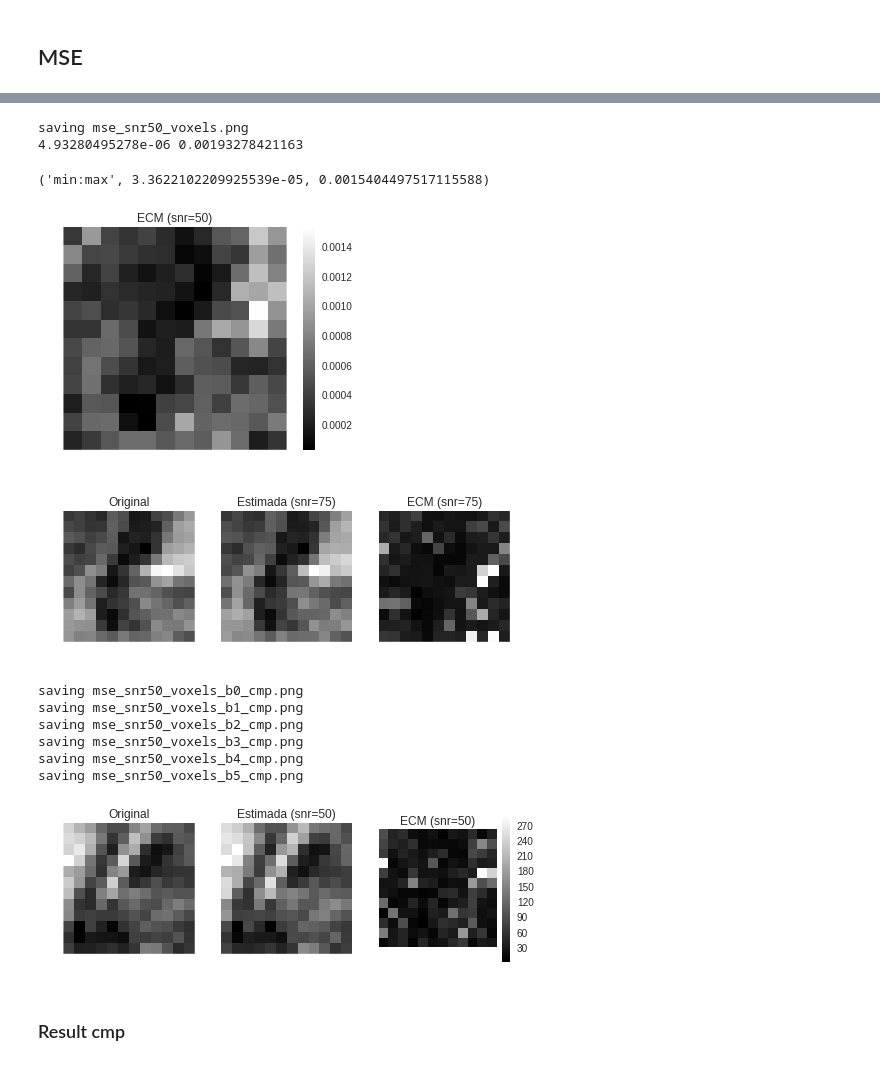
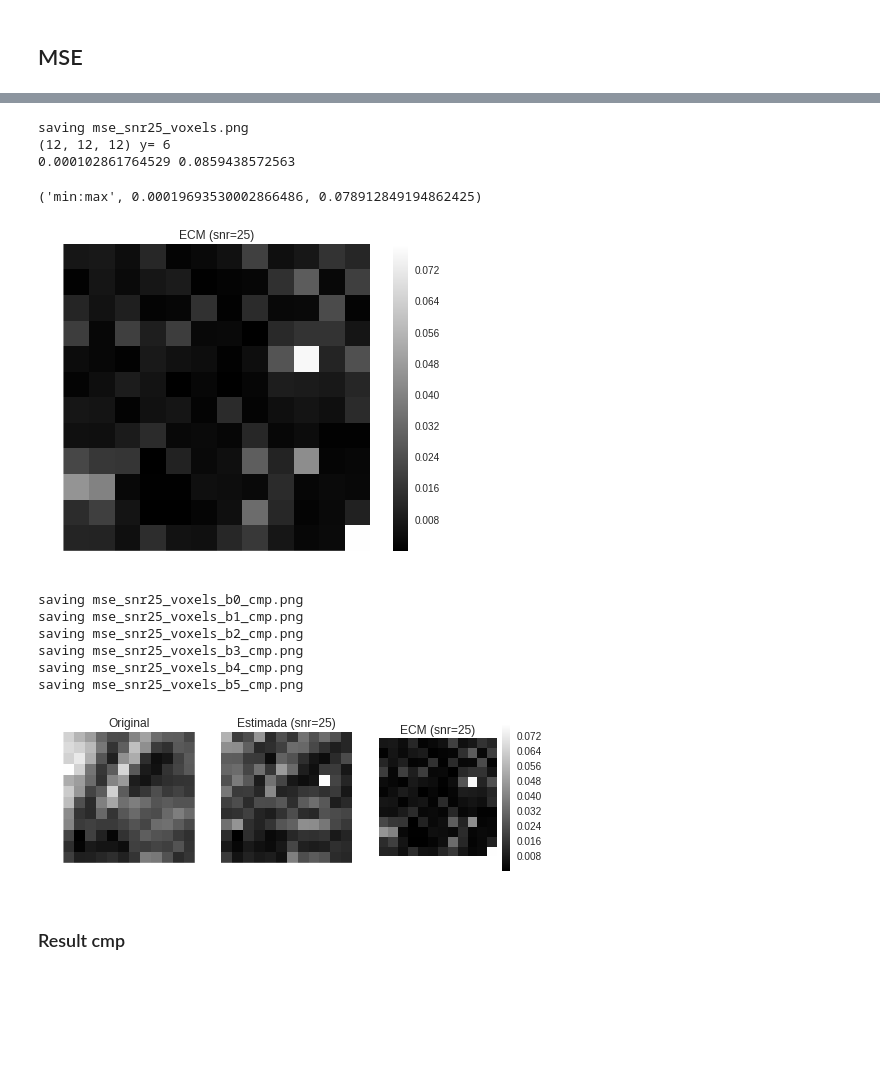
Before and after one commit to egomezsumma/iqt, a Jupyter notebook: Optimization with CVWPY reformed.ipynb, the cells around one changed output, grey strips where cells are left out. Saved outputs shown, nothing was run; the diff lists cells and outputs as text; code cells hidden in the pictures; blank space fills up the shorter version.

```diff
--- a/Optimization with CVWPY reformed.ipynb
+++ b/Optimization with CVWPY reformed.ipynb
@@ -33,7 +33,7 @@ datas = d.get_data(datas_names)
 name = datas_names[0]
 lr_hr_img = DownsampledImage(name, datas[name]['img'], datas[name]['gtab'], scale)
 
-NORMALIZE = False
+NORMALIZE = True
 if NORMALIZE :
     img_hr = mu.normalize_by_bval(lr_hr_img.get_hr_img().astype(float))
     img_lr = mu.normalize_by_bval(lr_hr_img.get_lr_img().astype(float))
@@ -49,13 +51,12 @@ Dataset is already in place. If you want to fetch it again please first remove t
 ## Select Area of Interest
 # %%
 img_shape = img_lr.shape
-x0,xf, y0,yf, z0,zf = volume_range_lr = (10, 16, 15, 21, 13, 19)
-#x0,xf, y0,yf, z0,zf = volume_range_lr = (16, 16+6, 11, 17, 15, 21)
+x0,xf, y0,yf, z0,zf = volume_range_lr = (10, 16, 15, 21, 15, 21)
 b0, bf = bval_range = (10,16)
 gdirections = lr_hr_img.gtab.bvecs[b0:bf]
 
 # Type and intensiti of noise to apply
-SNR, SNR_TYPE = 50, 'gaussian'
+SNR, SNR_TYPE = 25, 'gaussian'
 
 #img_hr[2*x0:2*xf, 2*y0:2*yf, 2*z0:2*zf, b0:bf] = (img_hr[2*x0:2*xf, y0, 2*z0:2*zf, b0:bf].max())*np.ones((12,12,12,6))
 
@@ -371,30 +377,25 @@ plt.title('ECM. POR GRADIENTE')
 # %%
 base_folder='/user/lgomez/home/Documents/tesis/optimizacion/img/'
-folder=base_folder + 'snr'+str(SNR)+'/mse/'
+folder=base_folder + 'snr'+str(SNR)+'n_ecos/mse/'
 
 plt.clf()
 name = 'mse_snr'+str(SNR)+'_voxels.png'
 print 'saving', name
 plt=img_utils._is(mse_img,title='ECM (snr='+str(SNR)+')')
 #plt.clim(0, 800)
 plt.savefig(folder + name)
 
 print mse_img.min(), mse_img.max()
 
 'min:max', mse_img[:,mse_img.shape[1]/2, :].min(),mse_img[:,mse_img.shape[1]/2, :].max()
 # %% [output]
-saving mse_snr50_voxels.png
-4.93280495278e-06 0.00193278421163
+saving mse_snr25_voxels.png
+(12, 12, 12) y= 6
+0.000102861764529 0.0859438572563
-('min:max', 3.3622102209925539e-05, 0.0015404497517115588)
+('min:max', 0.00019693530002866486, 0.078912849194862425)
-[figure, old version]
+[figure, new version]
-# %%
-plt, _, _, im3=img_utils._isc3(i_hr, A, mse_img, b=2,titles=['Original', 'Estimada (snr='+str(SNR)+')',  'ECM (snr='+str(SNR)+')'])
-
-plt.clim(0,250)
-# %% [output]
-[figure, removed]
 # %%
-folder=base_folder + 'snr'+str(SNR)+'/mse/'
+folder=base_folder + 'snr'+str(SNR)+'n_ecos/mse/'
 for b in range(0,6):
     plt.clf()
     name = 'mse_snr'+str(SNR)+'_voxels_b'+ str(b) +'_cmp.png'
@@ -405,13 +406,13 @@ for b in range(0,6):
     #plt.clim(4,200)
     plt.savefig(folder + name)
 # %% [output]
-saving mse_snr50_voxels_b0_cmp.png
-saving mse_snr50_voxels_b1_cmp.png
-saving mse_snr50_voxels_b2_cmp.png
-saving mse_snr50_voxels_b3_cmp.png
-saving mse_snr50_voxels_b4_cmp.png
-saving mse_snr50_voxels_b5_cmp.png
+saving mse_snr25_voxels_b0_cmp.png
+saving mse_snr25_voxels_b1_cmp.png
+saving mse_snr25_voxels_b2_cmp.png
+saving mse_snr25_voxels_b3_cmp.png
+saving mse_snr25_voxels_b4_cmp.png
+saving mse_snr25_voxels_b5_cmp.png
-[figure, old version]
+[figure, new version]
 # %% [markdown]
 ### Result cmp
 # %%
```
Also changed, not shown: parts of 21 cells of this notebook, 4 other files.
